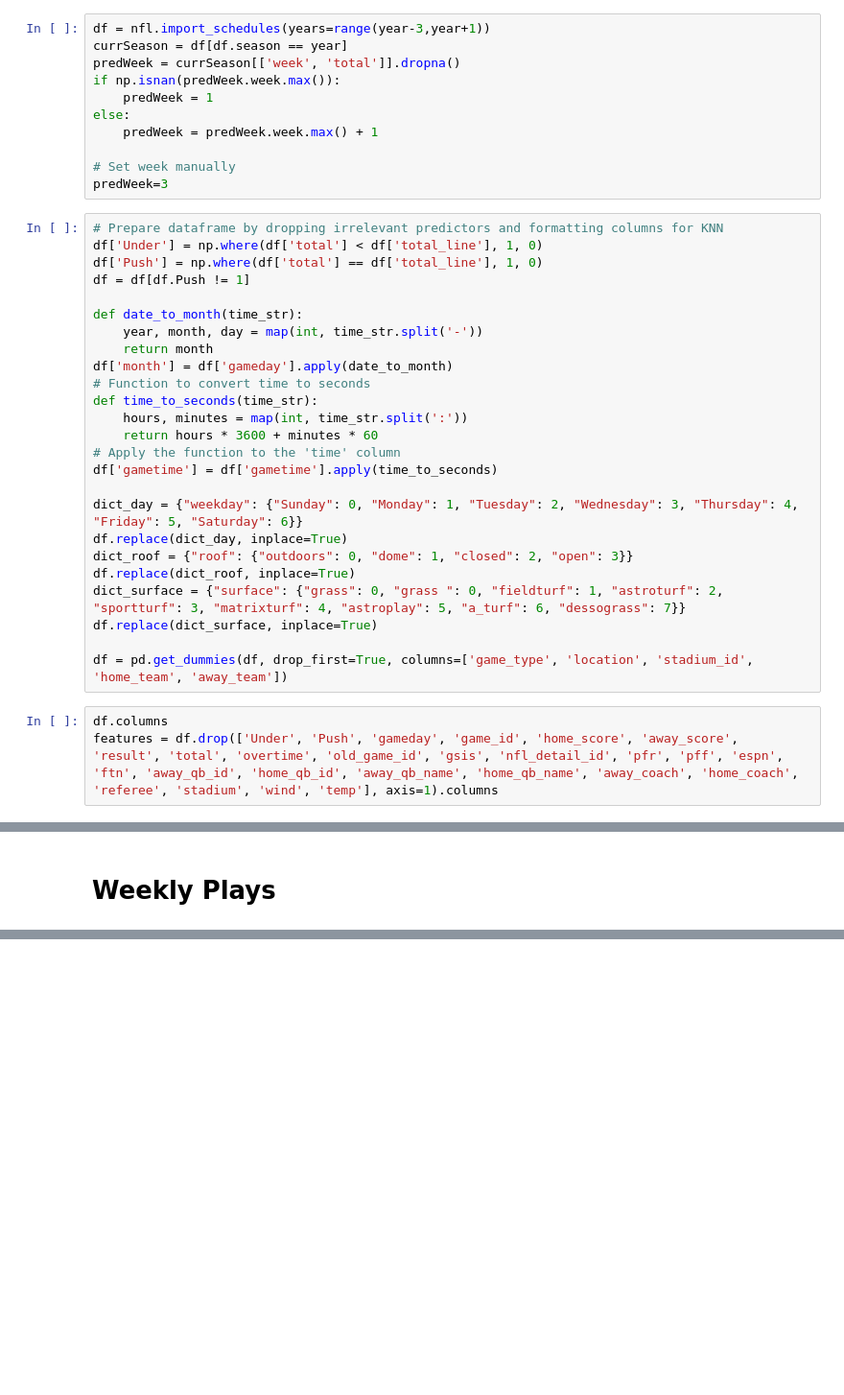
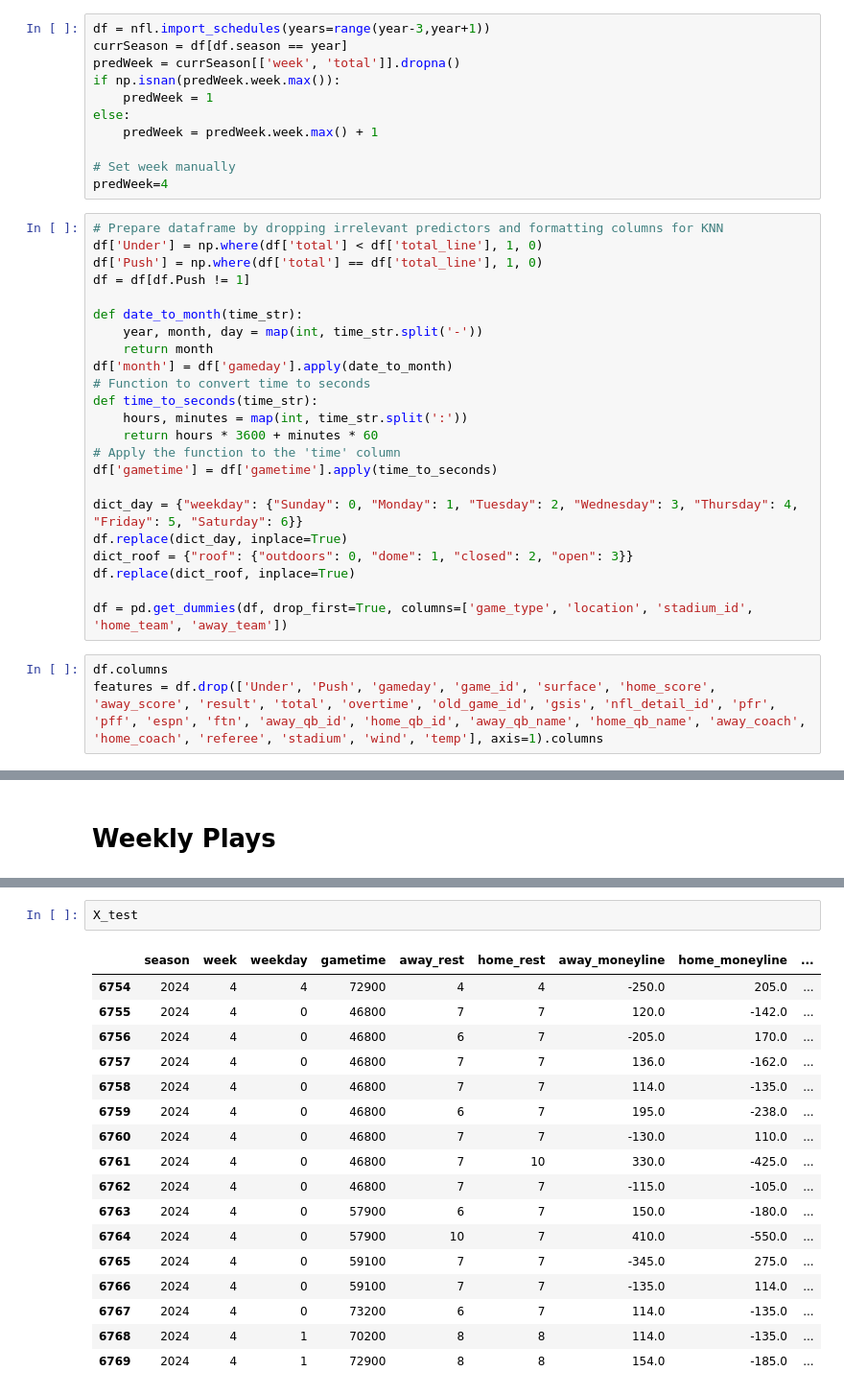
Before and after one commit to parkergeis/NFLUnderPredictor, a Jupyter notebook: OverUnderPredictor_rf.ipynb, the cells around one changed output, grey strips where cells are left out. Shown: that part at 96% size. Cells and saved outputs as stored; diff of their text form; blank space fills up the shorter version.

```diff
--- a/OverUnderPredictor_rf.ipynb
+++ b/OverUnderPredictor_rf.ipynb
@@ -26,7 +26,7 @@ else:
     predWeek = predWeek.week.max() + 1
 
 # Set week manually
-predWeek=3
+predWeek=4
 # %%
 # Prepare dataframe by dropping irrelevant predictors and formatting columns for KNN
 df['Under'] = np.where(df['total'] < df['total_line'], 1, 0)
@@ -48,13 +48,11 @@ dict_day = {"weekday": {"Sunday": 0, "Monday": 1, "Tuesday": 2, "Wednesday": 3,
 df.replace(dict_day, inplace=True)
 dict_roof = {"roof": {"outdoors": 0, "dome": 1, "closed": 2, "open": 3}}
 df.replace(dict_roof, inplace=True)
-dict_surface = {"surface": {"grass": 0, "grass ": 0, "fieldturf": 1, "astroturf": 2, "sportturf": 3, "matrixturf": 4, "astroplay": 5, "a_turf": 6, "dessograss": 7}}
-df.replace(dict_surface, inplace=True)
 
 df = pd.get_dummies(df, drop_first=True, columns=['game_type', 'location', 'stadium_id', 'home_team', 'away_team'])
 # %%
 df.columns
-features = df.drop(['Under', 'Push', 'gameday', 'game_id', 'home_score', 'away_score', 'result', 'total', 'overtime', 'old_game_id', 'gsis', 'nfl_detail_id', 'pfr', 'pff', 'espn', 'ftn', 'away_qb_id', 'home_qb_id', 'away_qb_name', 'home_qb_name', 'away_coach', 'home_coach', 'referee', 'stadium', 'wind', 'temp'], axis=1).columns
+features = df.drop(['Under', 'Push', 'gameday', 'game_id', 'surface', 'home_score', 'away_score', 'result', 'total', 'overtime', 'old_game_id', 'gsis', 'nfl_detail_id', 'pfr', 'pff', 'espn', 'ftn', 'away_qb_id', 'home_qb_id', 'away_qb_name', 'home_qb_name', 'away_coach', 'home_coach', 'referee', 'stadium', 'wind', 'temp'], axis=1).columns
 # %% [markdown]
 # Accuracy Testing
 # %%
@@ -138,0 +123,20 @@ nextPlays
+# %%
+X_test
+# %% [output]
+|  | season | week | weekday | gametime | away_rest | home_rest | away_moneyline | home_moneyline | ... |
+| 6754 | 2024 | 4 | 4 | 72900 | 4 | 4 | -250.0 | 205.0 | ... |
+| 6755 | 2024 | 4 | 0 | 46800 | 7 | 7 | 120.0 | -142.0 | ... |
+| 6756 | 2024 | 4 | 0 | 46800 | 6 | 7 | -205.0 | 170.0 | ... |
+| 6757 | 2024 | 4 | 0 | 46800 | 7 | 7 | 136.0 | -162.0 | ... |
+| 6758 | 2024 | 4 | 0 | 46800 | 7 | 7 | 114.0 | -135.0 | ... |
+| 6759 | 2024 | 4 | 0 | 46800 | 6 | 7 | 195.0 | -238.0 | ... |
+| 6760 | 2024 | 4 | 0 | 46800 | 7 | 7 | -130.0 | 110.0 | ... |
+| 6761 | 2024 | 4 | 0 | 46800 | 7 | 10 | 330.0 | -425.0 | ... |
+| 6762 | 2024 | 4 | 0 | 46800 | 7 | 7 | -115.0 | -105.0 | ... |
+| 6763 | 2024 | 4 | 0 | 57900 | 6 | 7 | 150.0 | -180.0 | ... |
+| 6764 | 2024 | 4 | 0 | 57900 | 10 | 7 | 410.0 | -550.0 | ... |
+| 6765 | 2024 | 4 | 0 | 59100 | 7 | 7 | -345.0 | 275.0 | ... |
+| 6766 | 2024 | 4 | 0 | 59100 | 7 | 7 | -135.0 | 114.0 | ... |
+| 6767 | 2024 | 4 | 0 | 73200 | 6 | 7 | 114.0 | -135.0 | ... |
+| 6768 | 2024 | 4 | 1 | 70200 | 8 | 8 | 114.0 | -135.0 | ... |
+| 6769 | 2024 | 4 | 1 | 72900 | 8 | 8 | 154.0 | -185.0 | ... |
```
Also changed, not shown: parts of 1 cell of this notebook, 3 other files.
